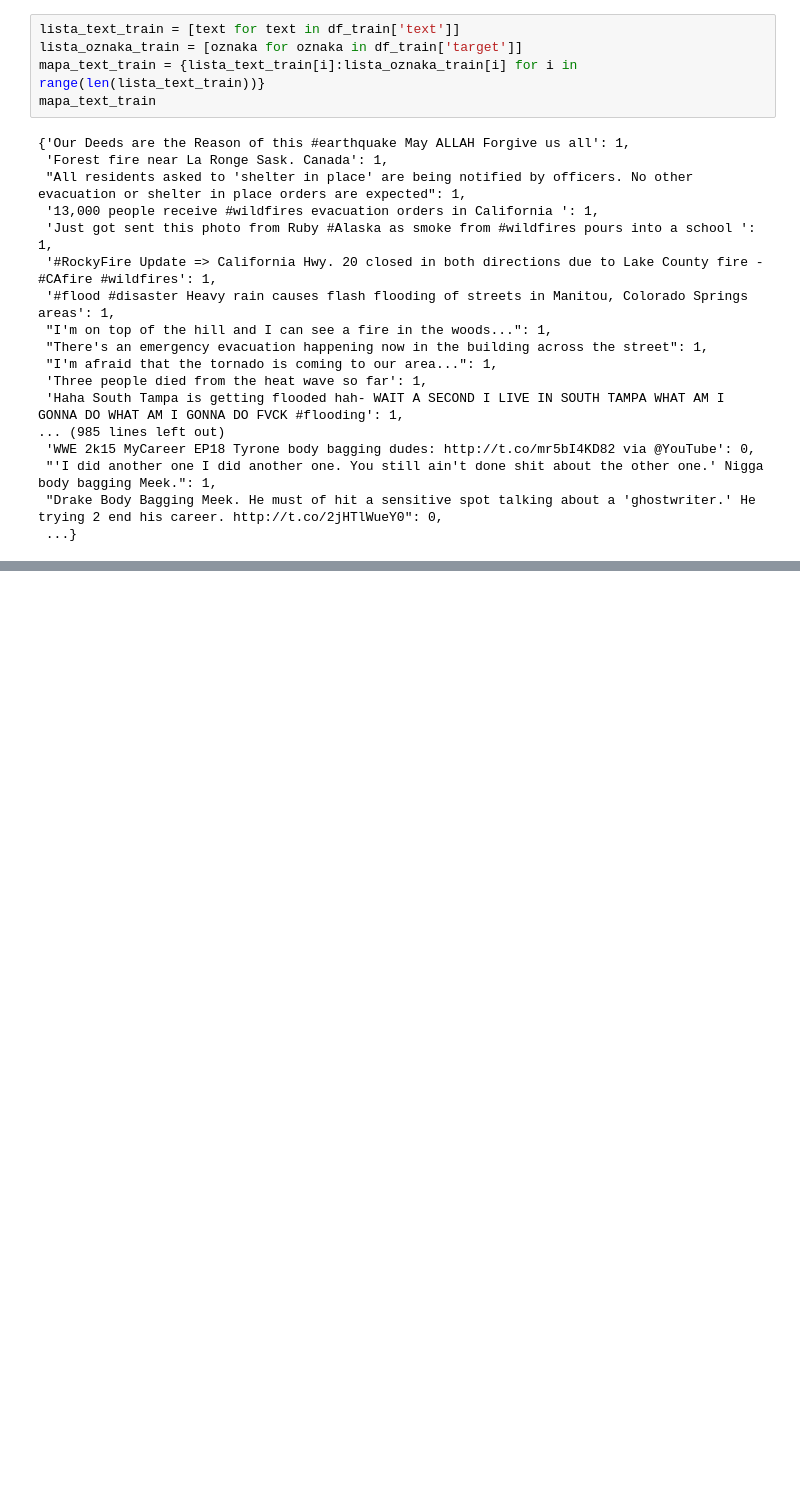
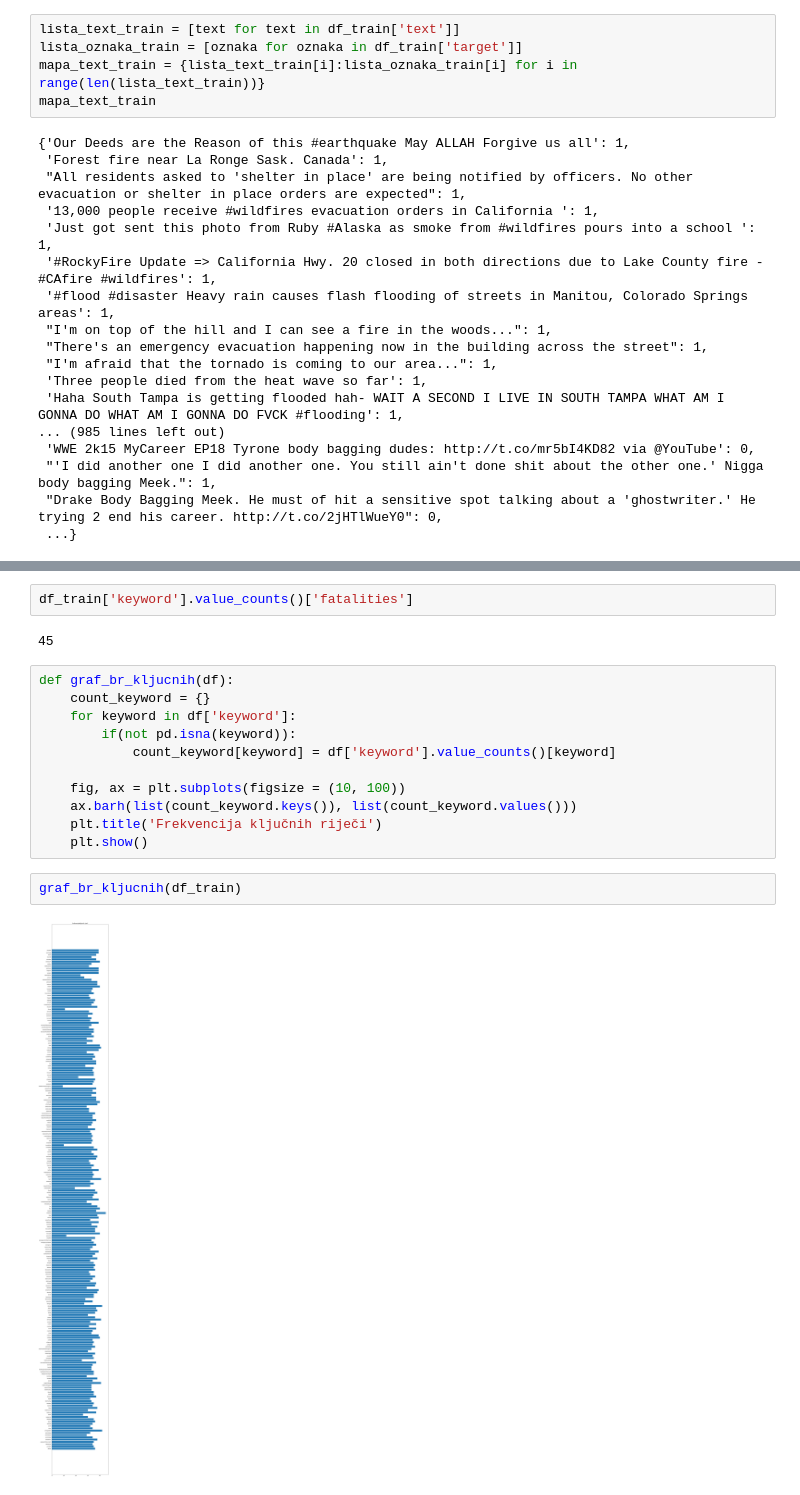
Before and after one commit to jbrigljevic/str_uc, a Jupyter notebook: Teorijski pregled problema/Eksploratorna analiza problema.ipynb, the cells around one changed output, grey strips where cells are left out. Drawn from its saved outputs; the diff is of its cells as text; blank space fills up the shorter version.

```diff
--- a/Teorijski pregled problema/Eksploratorna analiza problema.ipynb
+++ b/Teorijski pregled problema/Eksploratorna analiza problema.ipynb
@@ -108,0 +227,19 @@ mapa_text_train
+# %%
+df_train['keyword'].value_counts()['fatalities']
+# %% [output]
+45
+# %%
+def graf_br_kljucnih(df):
+    count_keyword = {}
+    for keyword in df['keyword']:
+        if(not pd.isna(keyword)):
+            count_keyword[keyword] = df['keyword'].value_counts()[keyword]
+
+    fig, ax = plt.subplots(figsize = (10, 100))
+    ax.barh(list(count_keyword.keys()), list(count_keyword.values()))
+    plt.title('Frekvencija ključnih riječi')
+    plt.show()
+# %%
+graf_br_kljucnih(df_train)
+# %% [output]
+[figure, added]
```
Also changed, not shown: parts of 15 cells of this notebook, 1 other file.
